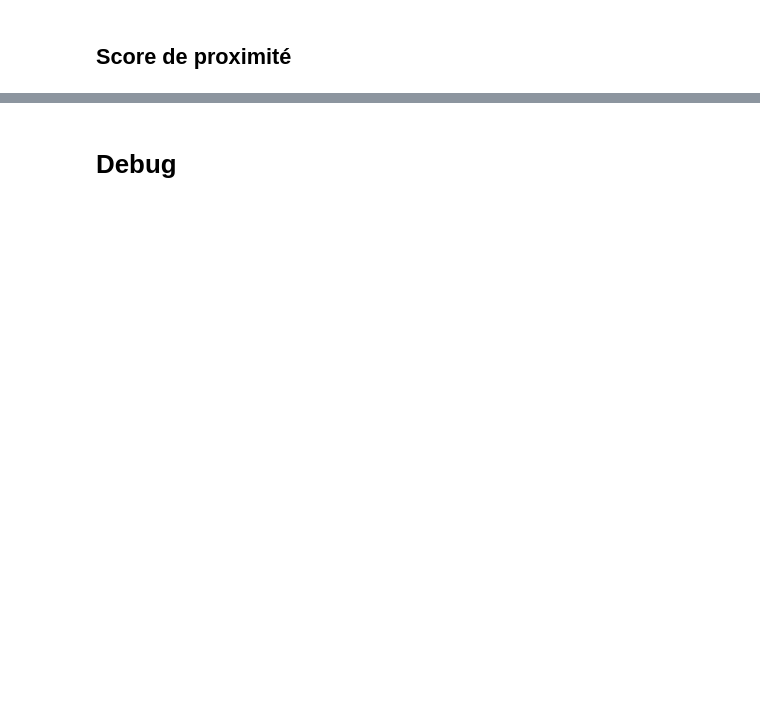
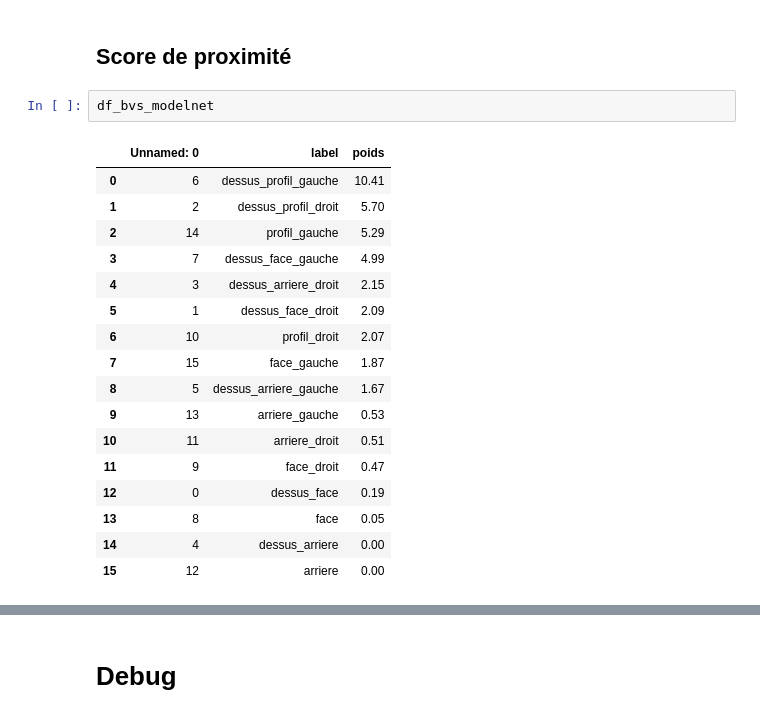
Before and after one commit to PelissierCombescure/Code, a Jupyter notebook: Comparaison-User-study/comparaison_user_study.ipynb, the cells around one changed output, grey strips where cells are left out. Saved outputs shown, nothing was run; the diff lists cells and outputs as text; blank space fills up the shorter version.

```diff
--- a/Comparaison-User-study/comparaison_user_study.ipynb
+++ b/Comparaison-User-study/comparaison_user_study.ipynb
@@ -264,3 +260,23 @@ df_poids_from_modelnet_final_sorted = df_poids_from_modelnet_final.sort_values(b
 #df_poids_from_modelnet_final_sorted.to_csv(os.path.join(dir_outputs_csv, categorie_modelnet+"_distribution_global_modelnet-"+str(len(X_us))+"cams.csv"))
 # %% [markdown]
 ## Score de proximité
+# %%
+df_bvs_modelnet
+# %% [output]
+|  | Unnamed: 0 | label | poids |
+| 0 | 6 | dessus_profil_gauche | 10.41 |
+| 1 | 2 | dessus_profil_droit | 5.70 |
+| 2 | 14 | profil_gauche | 5.29 |
+| 3 | 7 | dessus_face_gauche | 4.99 |
+| 4 | 3 | dessus_arriere_droit | 2.15 |
+| 5 | 1 | dessus_face_droit | 2.09 |
+| 6 | 10 | profil_droit | 2.07 |
+| 7 | 15 | face_gauche | 1.87 |
+| 8 | 5 | dessus_arriere_gauche | 1.67 |
+| 9 | 13 | arriere_gauche | 0.53 |
+| 10 | 11 | arriere_droit | 0.51 |
+| 11 | 9 | face_droit | 0.47 |
+| 12 | 0 | dessus_face | 0.19 |
+| 13 | 8 | face | 0.05 |
+| 14 | 4 | dessus_arriere | 0.00 |
+| 15 | 12 | arriere | 0.00 |
```
Also changed, not shown: parts of 18 cells of this notebook, 4 other files.
